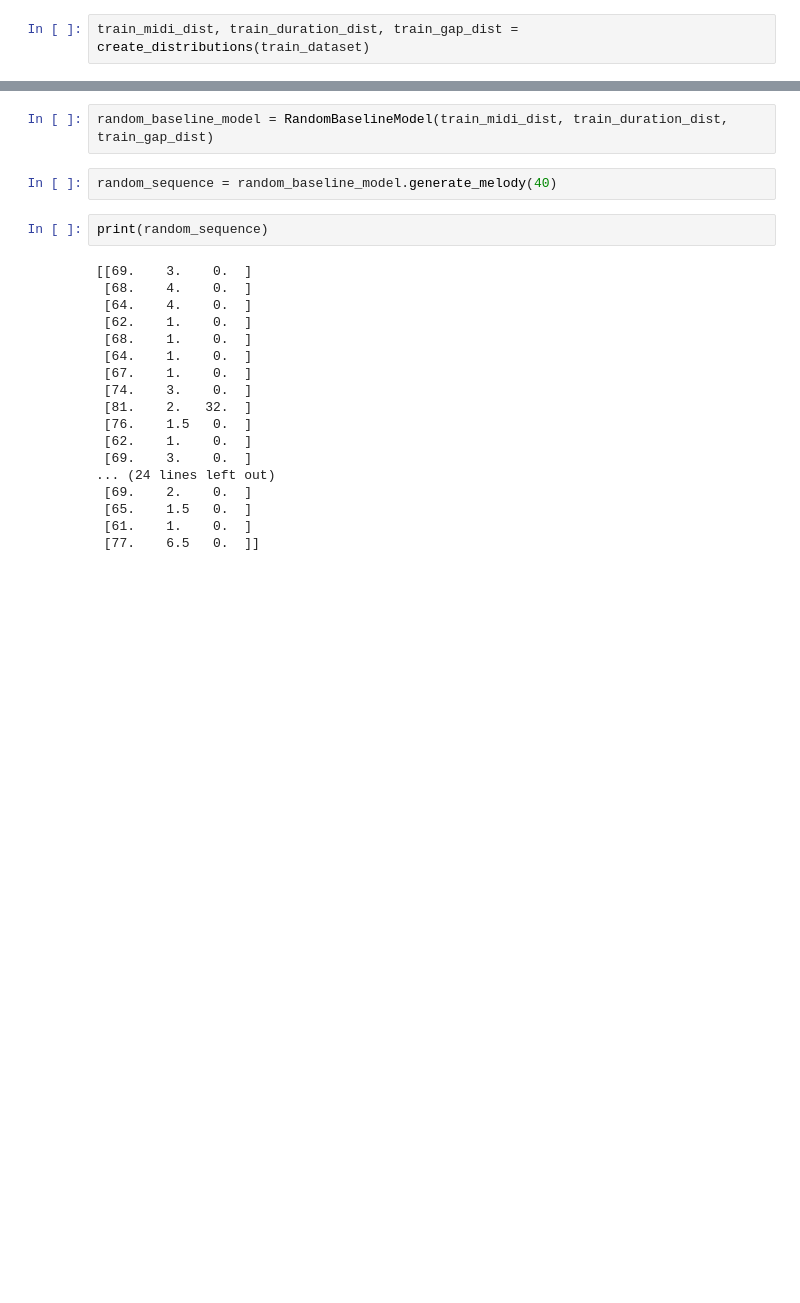
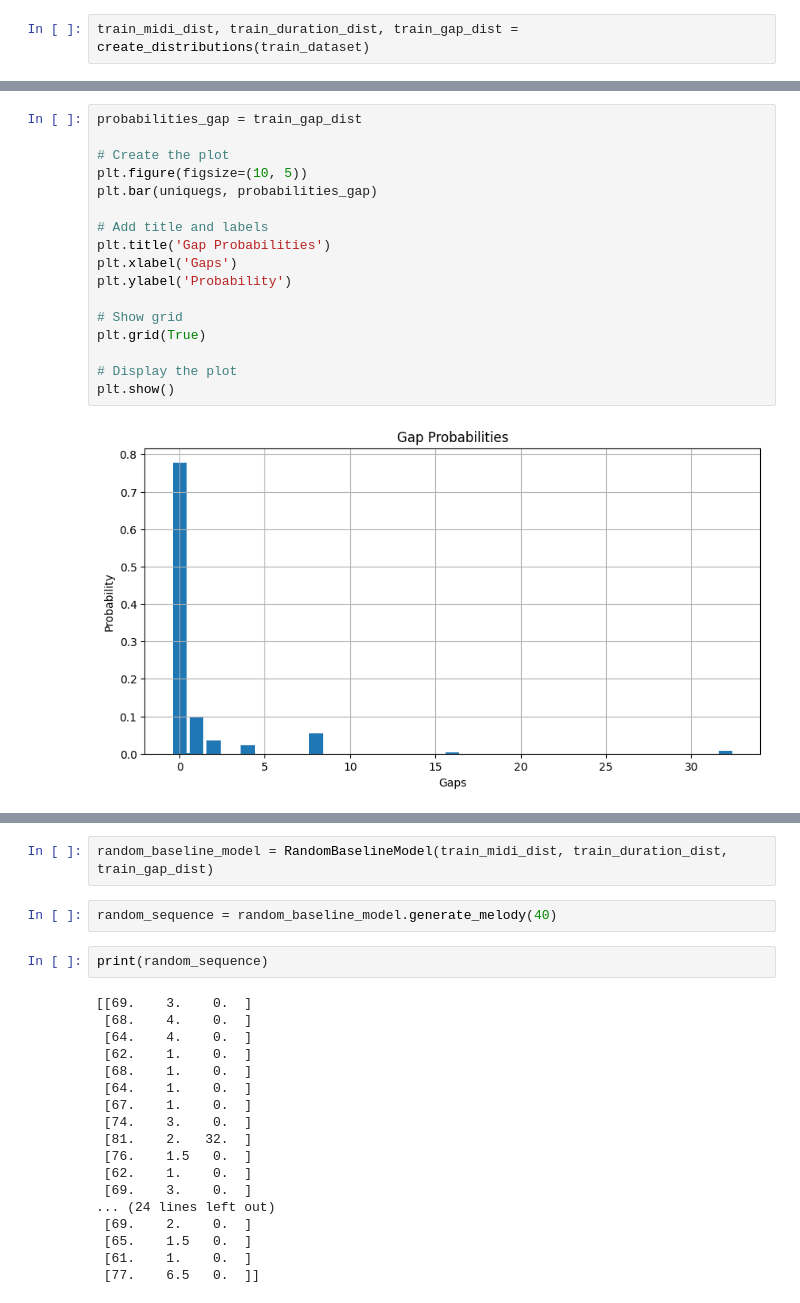
Before and after one commit to jj-haygurlhay/Lyrics2Melody, a Jupyter notebook: notebooks/random_baseline_generation.ipynb, the cells around one changed output, grey strips where cells are left out. Drawn from its saved outputs; the diff is of its cells as text; blank space fills up the shorter version.

```diff
--- a/notebooks/random_baseline_generation.ipynb
+++ b/notebooks/random_baseline_generation.ipynb
@@ -56,0 +95,19 @@ len(train_gap_dist)
+# %%
+probabilities_gap = train_gap_dist
+
+# Create the plot
+plt.figure(figsize=(10, 5))
+plt.bar(uniquegs, probabilities_gap)
+
+# Add title and labels
+plt.title('Gap Probabilities')
+plt.xlabel('Gaps')
+plt.ylabel('Probability')
+
+# Show grid
+plt.grid(True)
+
+# Display the plot
+plt.show()
+# %% [output]
+[figure, added]
```
Also changed, not shown: parts of 8 cells of this notebook.
